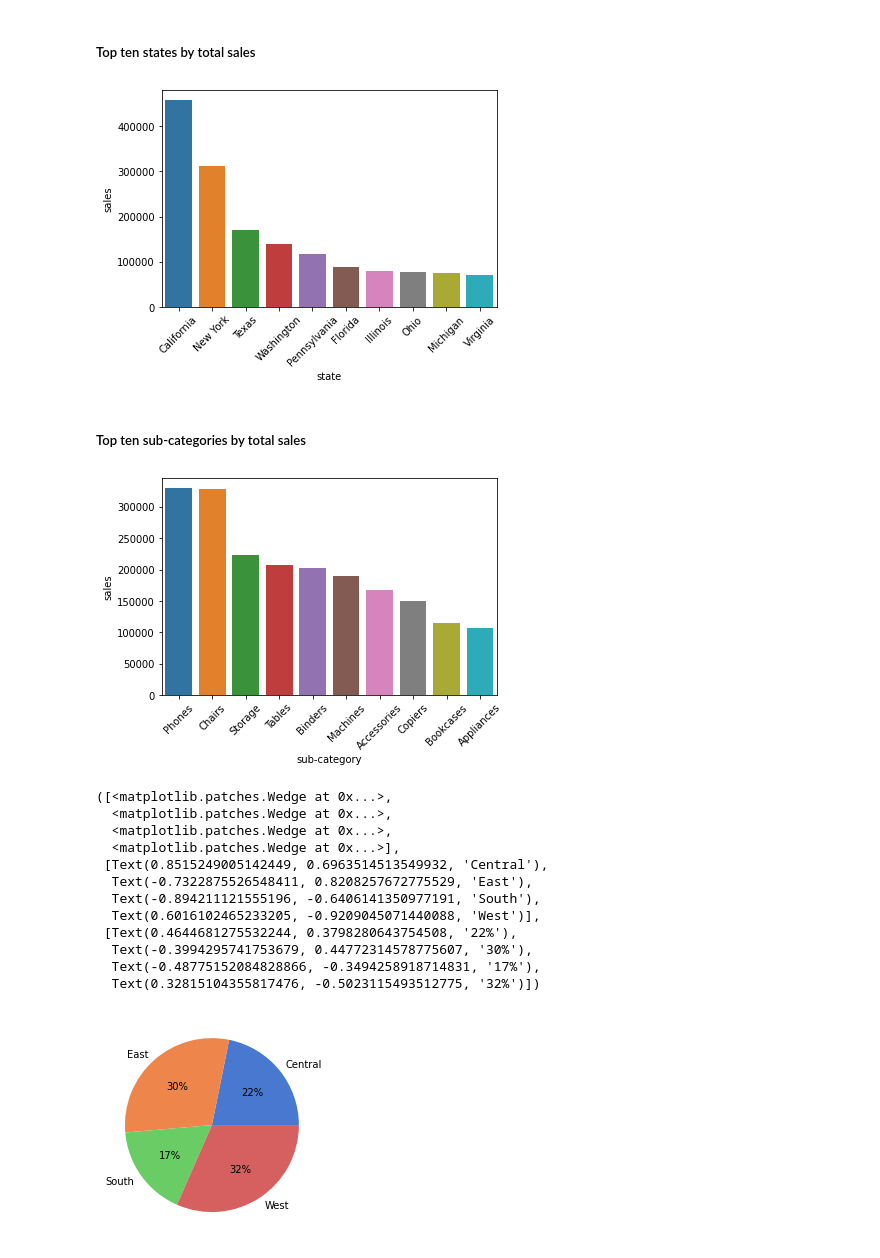
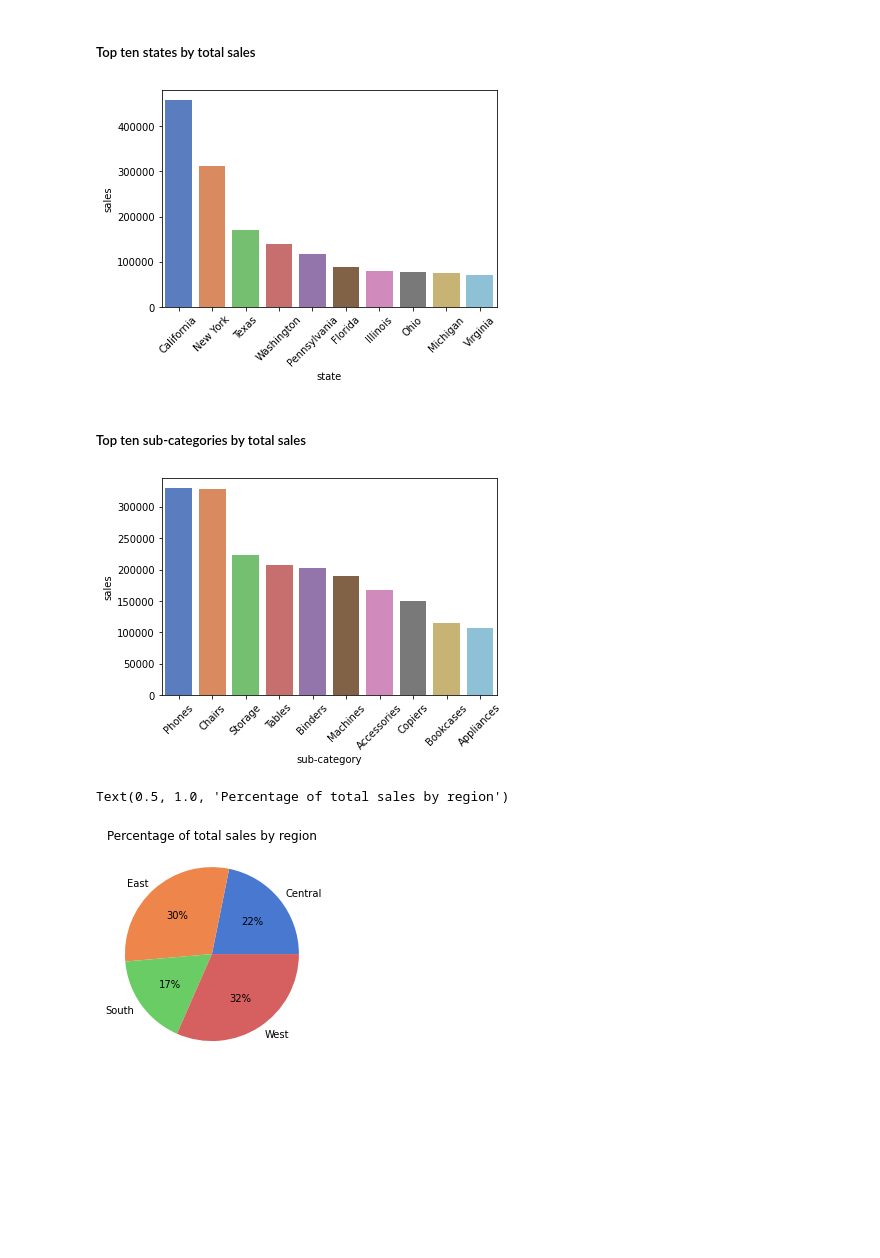
Before and after one commit to artemedius/repo, a Jupyter notebook: superstore.ipynb, the cells around one changed output. Cells and saved outputs as stored; diff of their text form; code cells hidden in the pictures; blank space fills up the shorter version.

```diff
--- a/superstore.ipynb
+++ b/superstore.ipynb
@@ -14,37 +14,27 @@ df = df.reset_index().drop(['Row ID', 'country'], axis=1)
 # %%
 sbs = pd.DataFrame(df.groupby(['state'])['sales'].sum()).reset_index() #sales by state (SBS)
 sbshort = sbs.sort_values(by='sales', ascending=False)[0:10]
-ax = sns.barplot(x='state', y='sales', data=sbshort)
+palette = sns.color_palette('muted')
+ax = sns.barplot(x='state', y='sales', data=sbshort, palette=palette)
 ax = ax.tick_params(axis='x', rotation=45)
 # %% [output]
-[figure, old version]
+[figure, new version]
 # %% [markdown]
 ##### Top ten sub-categories by total sales
 # %%
 #sales by sub-category
 sbs = pd.DataFrame(df.groupby(['sub-category'])['sales'].sum()).reset_index()
 sbshort = sbs.sort_values(by='sales', ascending=False)[0:10]
-ax = sns.barplot(x='sub-category', y='sales', data=sbshort)
+ax = sns.barplot(x='sub-category', y='sales', data=sbshort, palette=palette)
 ax = ax.tick_params(axis='x', rotation=45)
 # %% [output]
-[figure, old version]
+[figure, new version]
 # %%
 #sales by region
 sbr = pd.DataFrame(df.groupby(['region'])['sales'].sum()).reset_index()
 sbr['percent'] = sbr['sales']/sbr['sales'].sum()
-palette = sns.color_palette('muted')[0:5]
 plt.pie(sbr['percent'], labels=sbr['region'], colors=palette, autopct='%.0f%%')
+plt.title('Percentage of total sales by region')
 # %% [output]
-([<matplotlib.patches.Wedge at 0x...>,
-  <matplotlib.patches.Wedge at 0x...>,
-  <matplotlib.patches.Wedge at 0x...>,
-  <matplotlib.patches.Wedge at 0x...>],
- [Text(0.8515249005142449, 0.6963514513549932, 'Central'),
-  Text(-0.7322875526548411, 0.8208257672775529, 'East'),
-  Text(-0.894211121555196, -0.6406141350977191, 'South'),
-  Text(0.6016102465233205, -0.9209045071440088, 'West')],
- [Text(0.4644681275532244, 0.3798280643754508, '22%'),
-  Text(-0.3994295741753679, 0.44772314578775607, '30%'),
-  Text(-0.48775152084828866, -0.3494258918714831, '17%'),
-  Text(0.32815104355817476, -0.5023115493512775, '32%')])
+Text(0.5, 1.0, 'Percentage of total sales by region')
-[figure, old version]
+[figure, new version]
```
